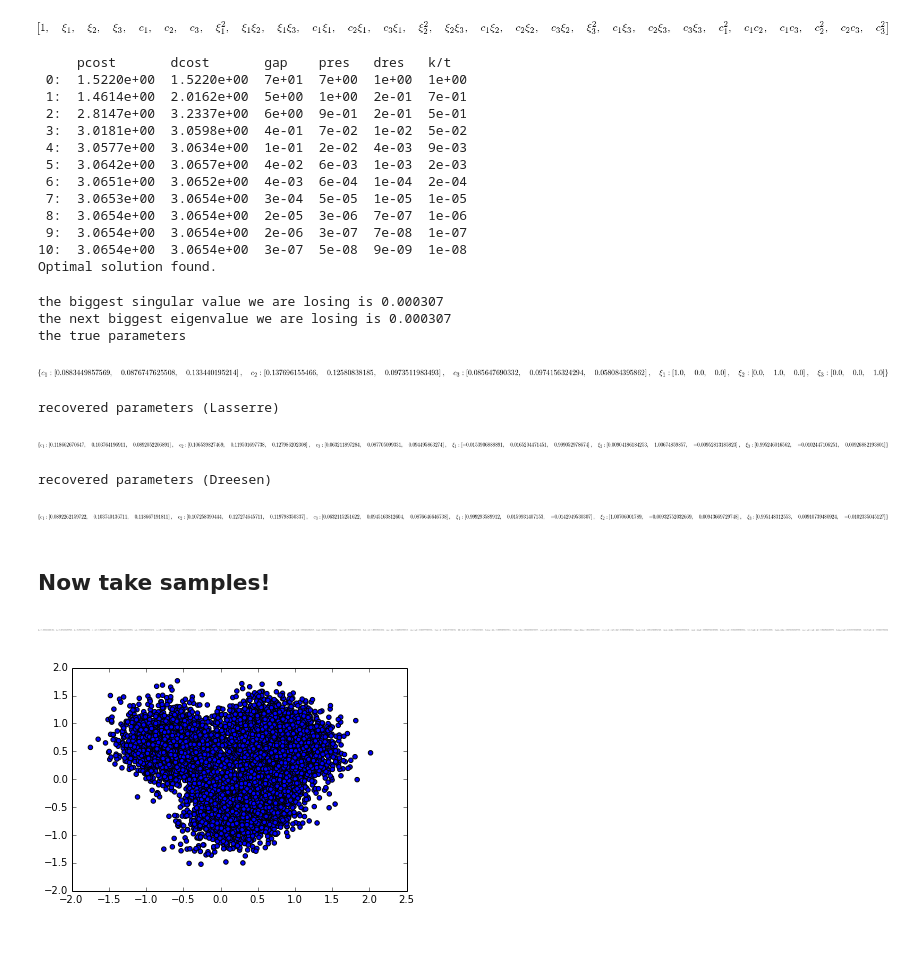
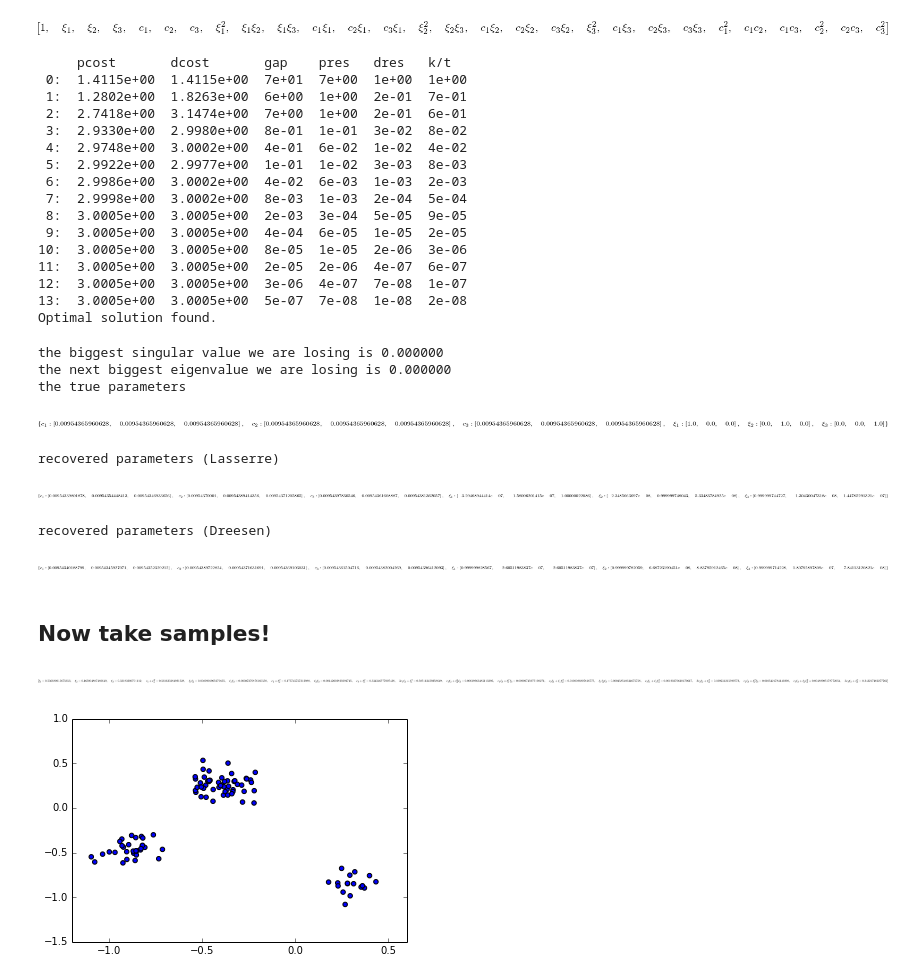
Before and after one commit to sidaw/polymom, a Jupyter notebook: MixtureOfGaussians.ipynb, the cells around one changed output. Saved outputs shown, nothing was run; the diff lists cells and outputs as text; code cells hidden in the pictures; blank space fills up the shorter version.

Commit message:
a record of polymom doing better than EM! must be something wrong... minor bug fix in EM

```diff
--- a/MixtureOfGaussians.ipynb
+++ b/MixtureOfGaussians.ipynb
@@ -35,7 +35,7 @@ degobs = 3
 degmm = 2
 
 sc.random.seed(101)
-gm = models.GaussianMixtureModel.generate('', k, d, means='hypercube', cov='diagonal')
+gm = models.GaussianMixtureModel.generate('', k, d, means='hypercube', cov='spherical')
 
 constraints = gm.polymom_all_constraints(degobs)
 xis = gm.sym_means
@@ -58,17 +58,20 @@ cin = mp.solvers.get_cvxopt_inputs(MM, constraints)
 solsdp = cvxopt.solvers.sdp(cin['c'], Gs=cin['G'], hs=cin['h'], A=cin['A'], b=cin['b'])
 # %% [output]
      pcost       dcost       gap    pres   dres   k/t
- 0:  1.5220e+00  1.5220e+00  7e+01  7e+00  1e+00  1e+00
- 1:  1.4614e+00  2.0162e+00  5e+00  1e+00  2e-01  7e-01
- 2:  2.8147e+00  3.2337e+00  6e+00  9e-01  2e-01  5e-01
- 3:  3.0181e+00  3.0598e+00  4e-01  7e-02  1e-02  5e-02
- 4:  3.0577e+00  3.0634e+00  1e-01  2e-02  4e-03  9e-03
- 5:  3.0642e+00  3.0657e+00  4e-02  6e-03  1e-03  2e-03
- 6:  3.0651e+00  3.0652e+00  4e-03  6e-04  1e-04  2e-04
- 7:  3.0653e+00  3.0654e+00  3e-04  5e-05  1e-05  1e-05
- 8:  3.0654e+00  3.0654e+00  2e-05  3e-06  7e-07  1e-06
- 9:  3.0654e+00  3.0654e+00  2e-06  3e-07  7e-08  1e-07
-10:  3.0654e+00  3.0654e+00  3e-07  5e-08  9e-09  1e-08
+ 0:  1.4115e+00  1.4115e+00  7e+01  7e+00  1e+00  1e+00
+ 1:  1.2802e+00  1.8263e+00  6e+00  1e+00  2e-01  7e-01
+ 2:  2.7418e+00  3.1474e+00  7e+00  1e+00  2e-01  6e-01
+ 3:  2.9330e+00  2.9980e+00  8e-01  1e-01  3e-02  8e-02
+ 4:  2.9748e+00  3.0002e+00  4e-01  6e-02  1e-02  4e-02
+ 5:  2.9922e+00  2.9977e+00  1e-01  1e-02  3e-03  8e-03
+ 6:  2.9986e+00  3.0002e+00  4e-02  6e-03  1e-03  2e-03
+ 7:  2.9998e+00  3.0002e+00  8e-03  1e-03  2e-04  5e-04
+ 8:  3.0005e+00  3.0005e+00  2e-03  3e-04  5e-05  9e-05
+ 9:  3.0005e+00  3.0005e+00  4e-04  6e-05  1e-05  2e-05
+10:  3.0005e+00  3.0005e+00  8e-05  1e-05  2e-06  3e-06
+11:  3.0005e+00  3.0005e+00  2e-05  2e-06  4e-07  6e-07
+12:  3.0005e+00  3.0005e+00  3e-06  4e-07  7e-08  1e-07
+13:  3.0005e+00  3.0005e+00  5e-07  7e-08  1e-08  2e-08
 Optimal solution found.
 # %%
 sol_lasserre = mp.extractors.extract_solutions_lasserre(MM, solsdp['x'], Kmax = k)
@@ -88,34 +91,34 @@ display(sol_lasserre)
 print 'recovered parameters (Dreesen)'
 display(sol_dreesen)
 # %% [output]
-the biggest singular value we are losing is 0.000307
-the next biggest eigenvalue we are losing is 0.000307
+the biggest singular value we are losing is 0.000000
+the next biggest eigenvalue we are losing is 0.000000
 the true parameters
-[figure, old version]
+[figure, new version]
 recovered parameters (Lasserre)
-[figure, old version]
+[figure, new version]
 recovered parameters (Dreesen)
-[figure, old version]
+[figure, new version]
 # %% [markdown]
 ## Now take samples!
 # %%
-num_samples = 10000
+num_samples = 100
 X = gm.sample(num_samples)
 import matplotlib.pyplot as plt
 %matplotlib inline
 
 import numpy.linalg
 
 # plot after a random orthogonal projection
 randdir,__,__ = np.linalg.svd(np.random.randn(d,2))
 Y = X.dot(randdir[:,0:2])
 plt.scatter(Y[:,0], Y[:,1]);
 
-constraints_noisy = gm.polymom_all_constraints_samples(4, X)
+constraints_noisy = gm.polymom_all_constraints_samples(3, X)
 display(constraints_noisy)
 # %% [output]
-[figure, old version]
+[figure, new version]
-[figure, old version]
+[figure, new version]
 # %%
 cin = mp.solvers.get_cvxopt_inputs(MM, constraints_noisy)
 solsdp_noisy = cvxopt.solvers.sdp(cin['c'], Gs=cin['G'], hs=cin['h'], A=cin['A'], b=cin['b'])
```
Also changed, not shown: parts of 6 cells of this notebook, 1 other file.
